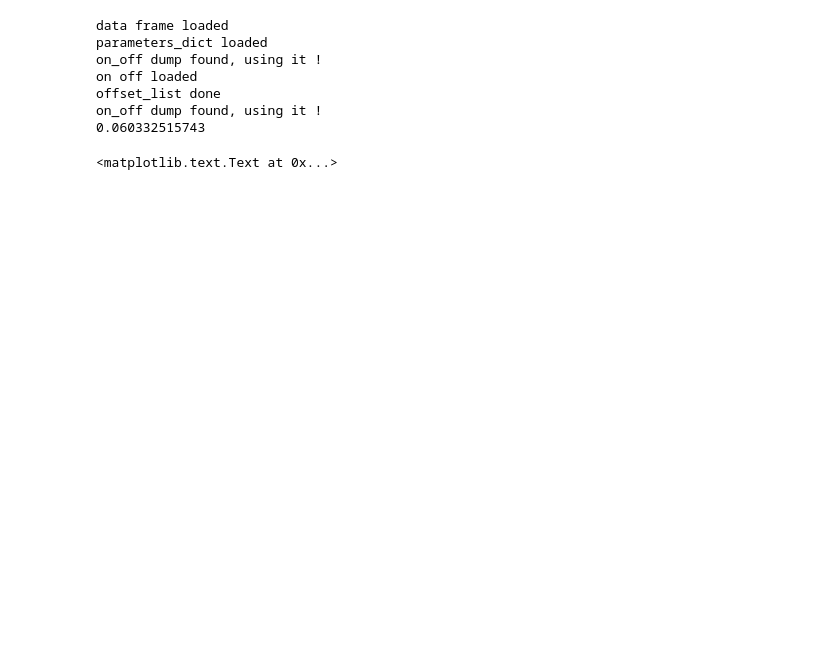
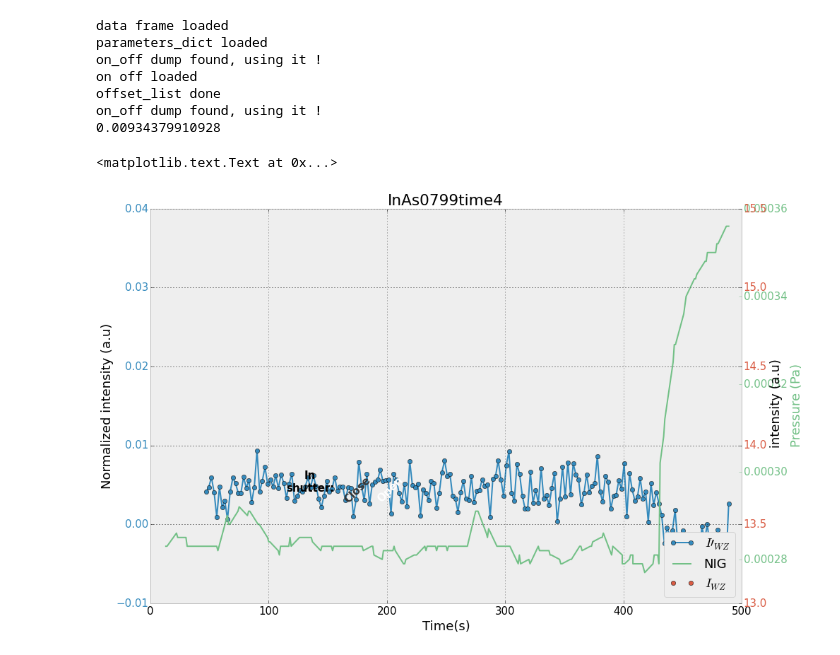
Before and after one commit to giulioungaretti/SPring8, a Jupyter notebook: summary.ipynb, the cells around one changed output. Saved outputs shown, nothing was run; the diff lists cells and outputs as text; code cells hidden in the pictures; blank space fills up the shorter version.

Commit message:
start new plot

```diff
--- a/summary.ipynb
+++ b/summary.ipynb
@@ -15,21 +12,22 @@ WARNING: pylab import has clobbered these variables: ['norm', 'power', 'random',
 # %%
-name = 'InAs0799time3'
+name = 'InAs0799time4'
 data, parameters_dict, on_off, offset_list = loadme(name)
 fig_1, ax_1 = do_diff_derivatives(
     data, parameters_dict, 'TW', name, False, True, True, True,True, figsize=(15,10))
 update_legend(fig_1,loc=4)
 # ax_1.set_xlim(100,600)
 fig_1.get_axes()[2].set_ylim(13,15.5)
 fig_1.get_axes()[1].grid('off')
 fig_1.get_axes()[0].set_ylim(-.01,0.04)
 color_ticks(fig_1, False)
 ax_1.set_title(name)
 # %% [output]
 data frame loaded
 parameters_dict loaded
 on_off dump found, using it !
 on off loaded
 offset_list done
 on_off dump found, using it !
-0.060332515743
+0.00934379910928
 <matplotlib.text.Text at 0x...>
+[figure, added]
```
Also changed, not shown: parts of 4 cells of this notebook, 4 other files.
